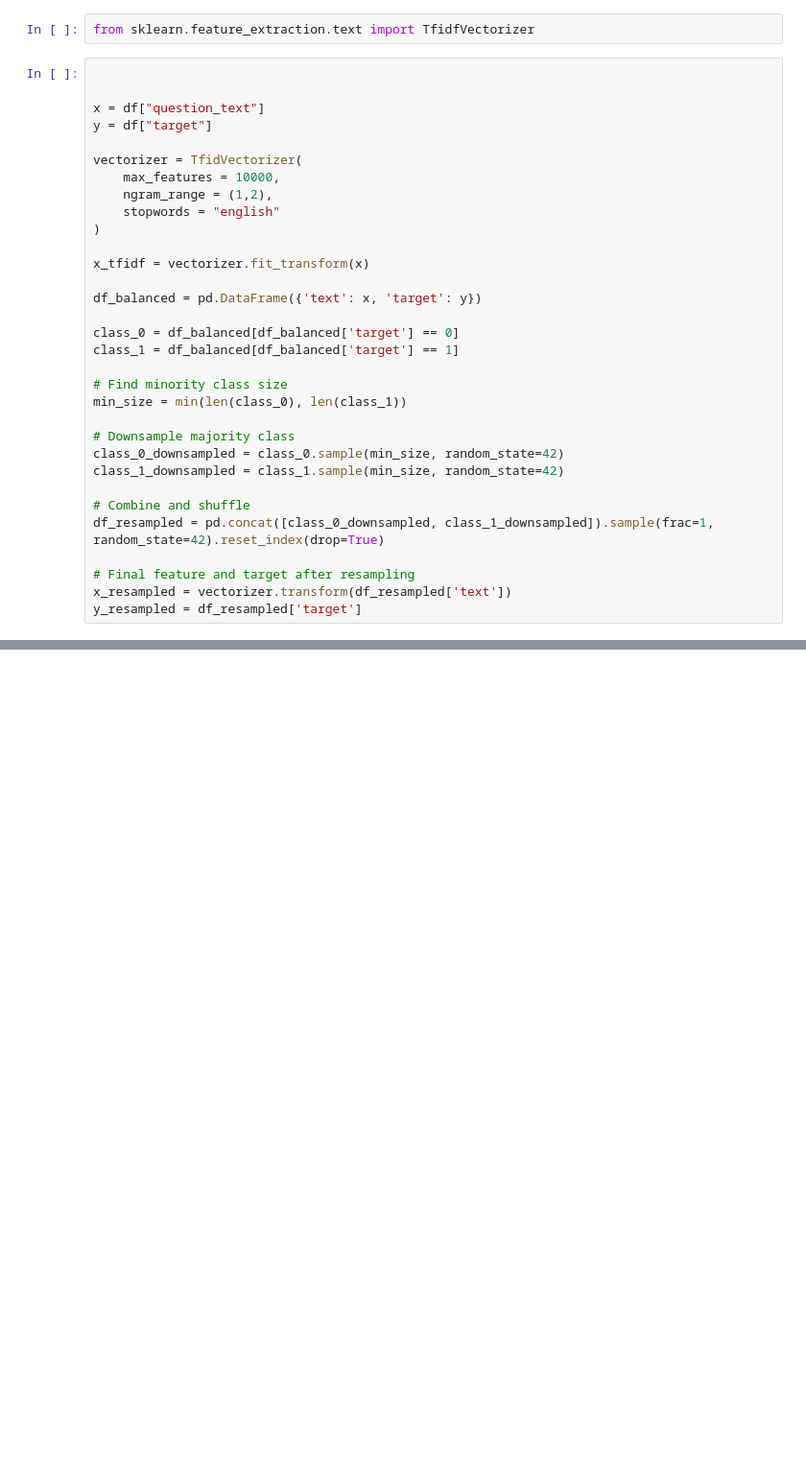
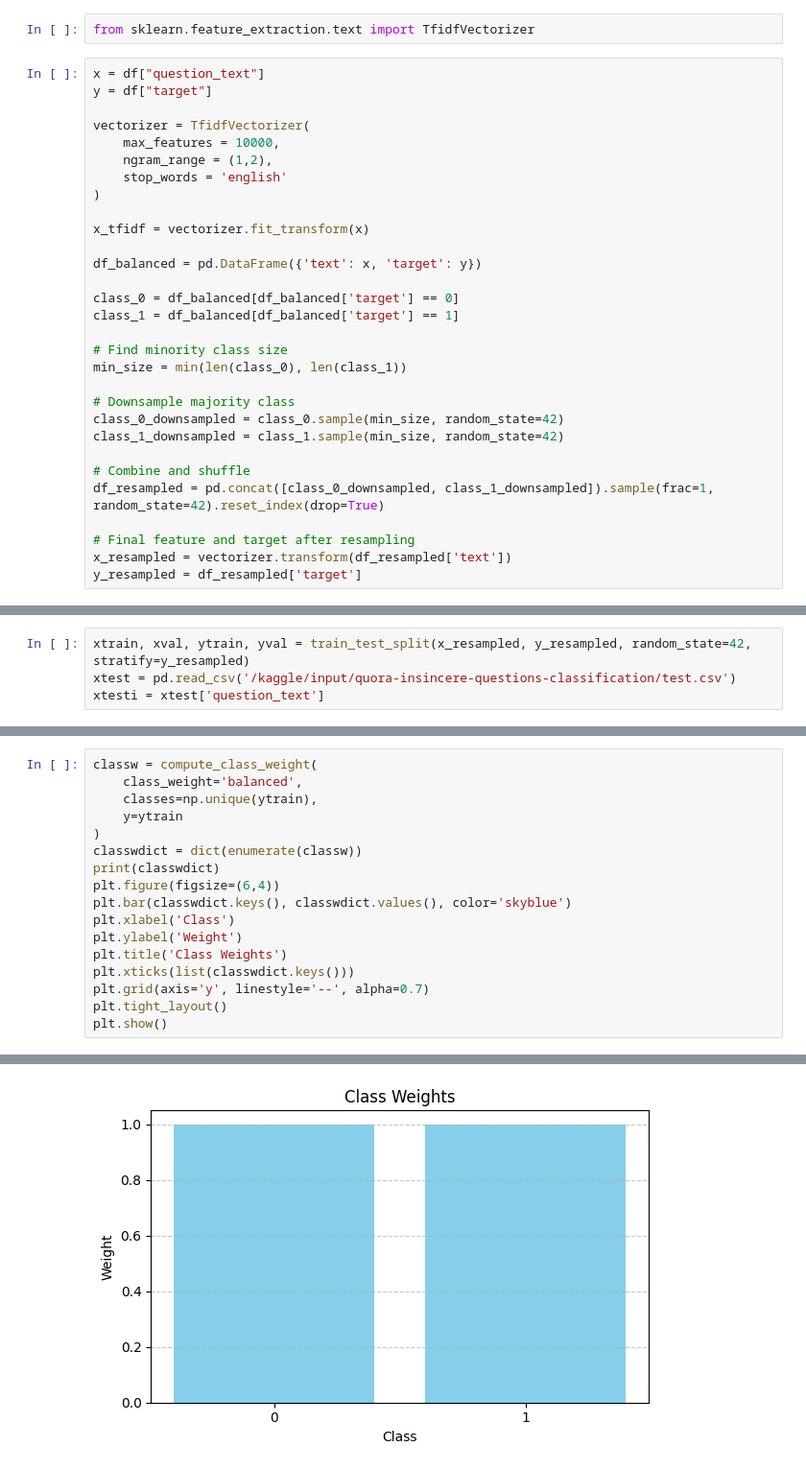
Before and after one commit to bhavyajaiswal27/Clustering, a Jupyter notebook: 1st-kaggle-notebook.ipynb, the cells around one changed output, grey strips where cells are left out. Shown at 96% size. Drawn from its saved outputs; the diff is of its cells as text; blank space fills up the shorter version.

Commit message:
Kaggle Notebook | 1st kaggle notebook | Version 2

```diff
--- a/1st-kaggle-notebook.ipynb
+++ b/1st-kaggle-notebook.ipynb
@@ -52,15 +67,13 @@ df.head(10)
 # %%
 from sklearn.feature_extraction.text import TfidfVectorizer
 # %%
-
-
 x = df["question_text"]
 y = df["target"]
 
-vectorizer = TfidVectorizer(
+vectorizer = TfidfVectorizer(
     max_features = 10000,
     ngram_range = (1,2),
-    stopwords = "english"
+    stop_words = 'english'
 )
 
 x_tfidf = vectorizer.fit_transform(x)
@@ -87,0 +99,4 @@ NameError: name 'TfidVectorizer' is not defined
+# %%
+xtrain, xval, ytrain, yval = train_test_split(x_resampled, y_resampled, random_state=42, stratify=y_resampled)
+xtest = pd.read_csv('/kaggle/input/quora-insincere-questions-classification/test.csv')
+xtesti = xtest['question_text']
@@ -87,0 +107,18 @@ NameError: name 'TfidVectorizer' is not defined
+# %%
+classw = compute_class_weight(
+    class_weight='balanced',
+    classes=np.unique(ytrain),
+    y=ytrain
+)
+classwdict = dict(enumerate(classw))
+print(classwdict)
+plt.figure(figsize=(6,4))
+plt.bar(classwdict.keys(), classwdict.values(), color='skyblue')
+plt.xlabel('Class')
+plt.ylabel('Weight')
+plt.title('Class Weights')
+plt.xticks(list(classwdict.keys()))
+plt.grid(axis='y', linestyle='--', alpha=0.7)
+plt.tight_layout()
+plt.show()
+# %% [output]
@@ -87,0 +126 @@ NameError: name 'TfidVectorizer' is not defined
+[figure, added]
```
Also changed, not shown: parts of 12 cells of this notebook.
